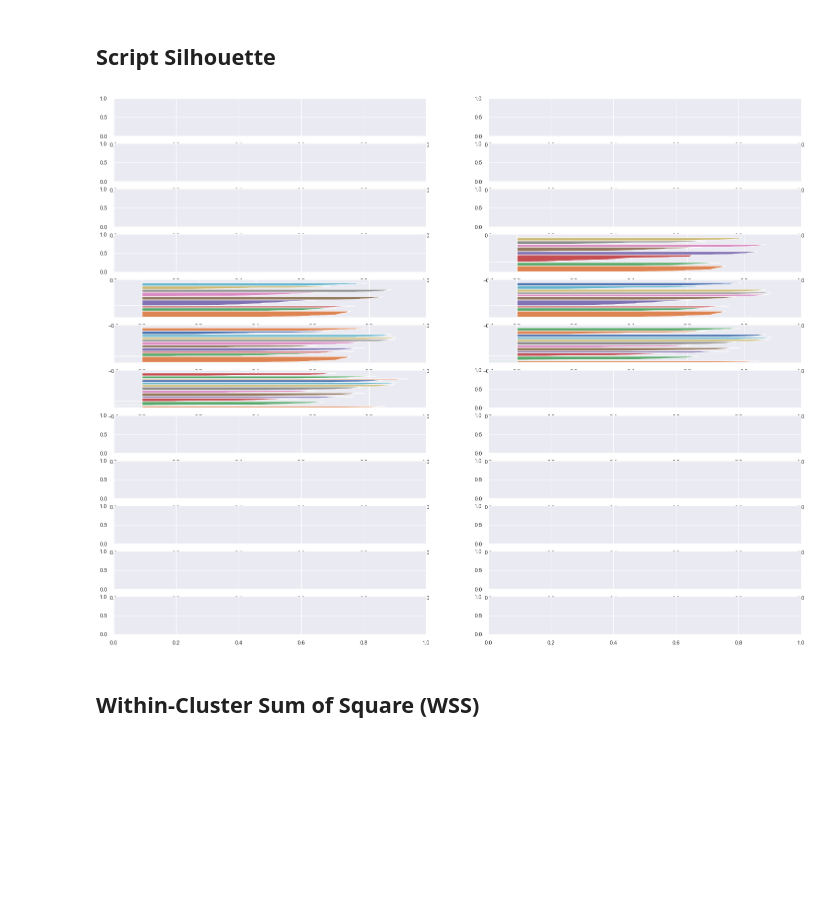
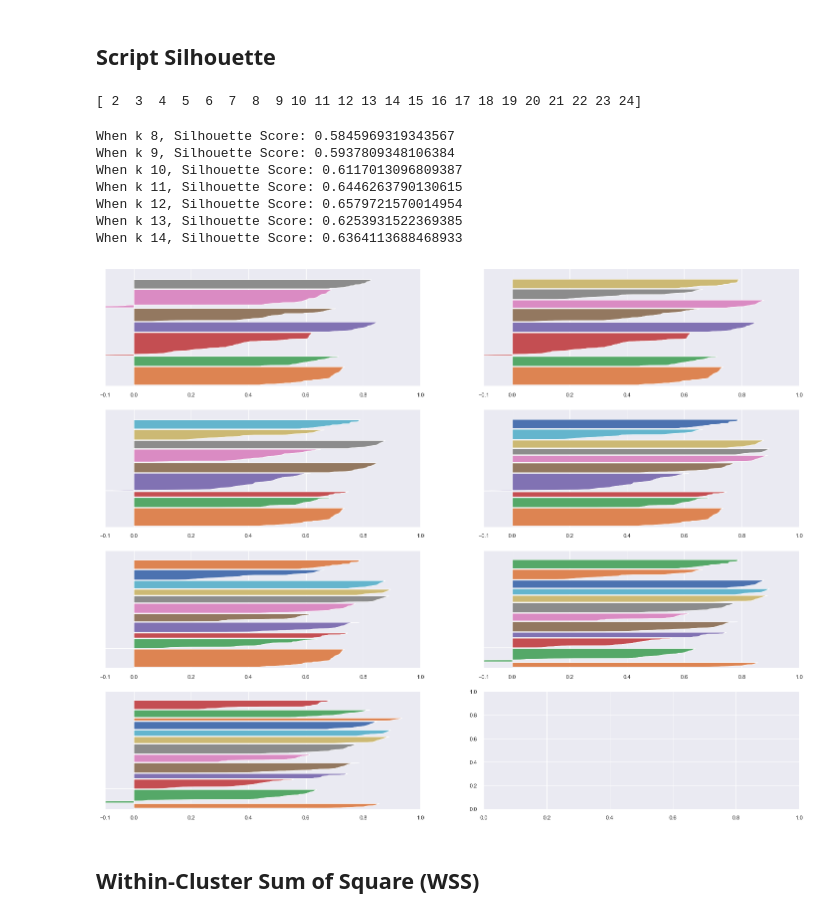
Before and after one commit to fusaa/insider-clients-clustering, a Jupyter notebook: c0.7 - notebook.ipynb, the cells around one changed output. Drawn from its saved outputs; the diff is of its cells as text; code cells hidden in the pictures; blank space fills up the shorter version.

```diff
--- a/c0.7 - notebook.ipynb
+++ b/c0.7 - notebook.ipynb
@@ -1281,7 +1336,7 @@ clusters = np.arange(2,25,1)
 # %%
 
 kmeans_list = []
-for k in clusters:
+for k in h7_clusters:
     # defining model
     kmeans_model = c.KMeans(n_clusters = k)
 
@@ -1298,7 +1353,7 @@ for k in clusters:
 #### v2.0
 
 kmeans_list_v2 = []
-for k in clusters:
+for k in h7_clusters:
     # defining model
     kmeans_model = c.KMeans(n_clusters = k)
 
@@ -1337,7 +1392,7 @@ array([ 0,  1,  2,  3,  4,  5,  6,  7,  8,  9, 10, 11, 12, 13, 14, 15, 16,
 # %%
 # def, training, predict, score
 gmm_list =[]
-for k in clusters:
+for k in h7_clusters:
     gmm_model = mx.GaussianMixture(n_components = k)
 
     gmm_model.fit(X)
@@ -1350,7 +1405,7 @@ for k in clusters:
 
 ### v2.0
 gmm_list_v2 =[]
-for k in clusters:
+for k in h7_clusters:
     gmm_model = mx.GaussianMixture(n_components = k)
 
     gmm_model.fit(X_v2)
@@ -1399,7 +1454,7 @@ plt.show()
 ### H-Clustering Silhouette Score
 # %%
 hc_list = []
-for k in clusters:
+for k in h7_clusters:
     # def, training, predict score
     hc_model = hc.linkage(X, 'ward')
 
@@ -1413,7 +1468,7 @@ for k in clusters:
 
 #### v2.0
 hc_list_v2 = []
-for k in clusters:
+for k in h7_clusters:
     # def, training, predict score
     hc_model_v2 = hc.linkage(X_v2, 'ward')
 
@@ -1528,15 +1583,20 @@ df_results.style.highlight_max(color = 'lightgreen', axis = 1)
 | DBScan | 0.000000 | 0.000000 | 0.000000 | 0.000000 | 0.000000 | 0.000000 | 0.000000 | 0.000000 | 0.000000 | 0.000000 | 0.000000 | ... |
 # %% [markdown]
 ## Script Silhouette
+# %%
+print(h7_clusters)
+h7_clusters_interest = [8,9,10,11,12,13,14]
+# %% [output]
+[ 2  3  4  5  6  7  8  9 10 11 12 13 14 15 16 17 18 19 20 21 22 23 24]
 # %%
 
-fig, ax = plt.subplots(12,2)
+fig, ax = plt.subplots(4,2)
 fig.set_size_inches(25,20)  #setting a size for fig
 
-for k in clusters:
+for k in h7_clusters_interest:
     q,mod = divmod(k,2)
-    ax[q-1, mod].set_xlim([ -0.1, 1])
-    ax[q-1, mod].set_ylim([ 0, len(X) + (k+1)*10])
+    ax[q-h7_clusters_interest[0], mod].set_xlim([ -0.1, 1])
+    ax[q-h7_clusters_interest[0], mod].set_ylim([ 0, len(X) + (k+1)*10])
     #model def
     hc_model = hc.linkage(X, 'ward')
 
@@ -1544,41 +1604,46 @@ for k in clusters:
     labels = hc.fcluster(hc_model, k, criterion = 'maxclust')
 
     # performance
     ss = m.silhouette_score(X, labels, metric = 'euclidean')
-    print('For k {}, Silhouette Score: {}'.format(k, ss))
+    print('When k {}, Silhouette Score: {}'.format(k, ss))
     samples_silhouette_values = m.silhouette_samples(X, labels)
     y_lower = 10
+
     for i in range(k):
         # select clusters
         ith_samples_silhouette_values = samples_silhouette_values[labels == i]
 
         #sorting
         ith_samples_silhouette_values.sort()
 
         # size_cluster
         size_cluster_i = ith_samples_silhouette_values.shape[0]
         y_upper = y_lower + size_cluster_i
 
         cmap = cm.get_cmap('Spectral')
         color = cmap(i/k)
-
-
-
         # fill_betweenx  (matplotlib)
 
 
 
-        ax[q-1,mod].fill_betweenx( np.arange(y_lower, y_upper), 0, ith_samples_silhouette_values)
+        ax[q-h7_clusters_interest[0],mod].fill_betweenx( np.arange(y_lower, y_upper), 0, ith_samples_silhouette_values)
         y_lower = y_upper+ 20
 
-    ax[q-1, mod].set_yticks([])
-    ax[q-1, mod].set_xticks([-0.1, 0, 0.2, 0.4, 0.6, 0.8, 1])
+    ax[q-h7_clusters_interest[0], mod].set_yticks([])
+    ax[q-h7_clusters_interest[0], mod].set_xticks([-0.1, 0, 0.2, 0.4, 0.6, 0.8, 1])
 
 
     # silhouette analysis sklearn - check sklearn suggestions for scripts.
     # plot kmeans silhouette analysis -- check their suggestions
 # %% [output]
+When k 8, Silhouette Score: 0.5845969319343567
+When k 9, Silhouette Score: 0.5937809348106384
+When k 10, Silhouette Score: 0.6117013096809387
+When k 11, Silhouette Score: 0.6446263790130615
+When k 12, Silhouette Score: 0.6579721570014954
+When k 13, Silhouette Score: 0.6253931522369385
+When k 14, Silhouette Score: 0.6364113688468933
-[figure, old version]
+[figure, new version]
 # %% [markdown]
 ## Within-Cluster Sum of Square (WSS)
 # %%
```
Also changed, not shown: parts of 93 cells of this notebook.
